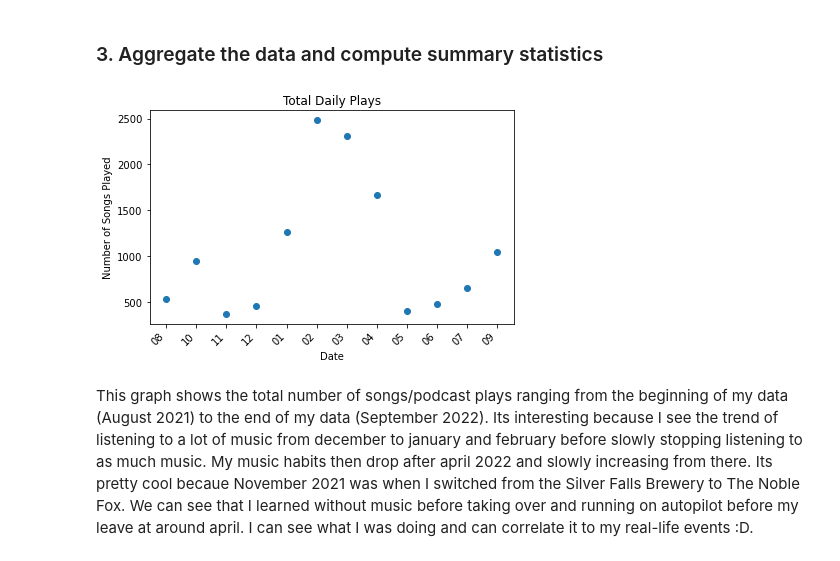
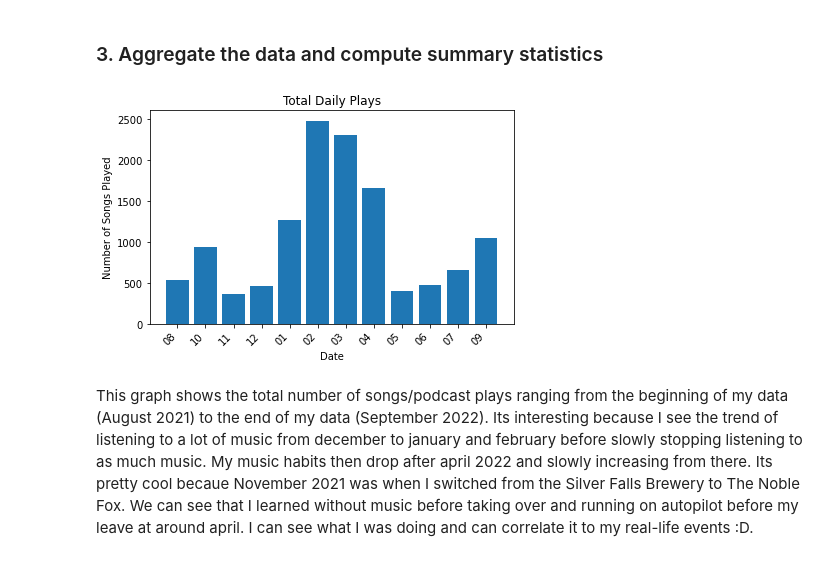
Before and after one commit to JPNealon/CS222-FinalProject, a Jupyter notebook: Project.ipynb, the cells around one changed output. Cells and saved outputs as stored; diff of their text form; code cells hidden in the pictures.

```diff
--- a/Project.ipynb
+++ b/Project.ipynb
@@ -73,14 +73,14 @@ Information Collected after cleaning:
 ### 3. Aggregate the data and compute summary statistics
 # %%
 month_df = jack_df["Month"].value_counts(sort=False)
-plt.scatter(month_df.index, month_df)
+plt.bar(month_df.index, month_df)
 plt.xticks(ha="right", rotation=45)
 plt.title("Total Daily Plays")
 plt.xlabel("Date")
 plt.ylabel("Number of Songs Played")
 plt.tight_layout()
 # %% [output]
-[figure, old version]
+[figure, new version]
 # %% [markdown]
 This graph shows the total number of songs/podcast plays ranging from the beginning of my data (August 2021) to the end of my data (September 2022). Its interesting because I see the trend of listening to a lot of music from december to january and february before slowly stopping listening to as much music. My music habits then drop after april 2022 and slowly increasing from there. Its pretty cool becaue November 2021 was when I switched from the Silver Falls Brewery to The Noble Fox. We can see that I learned without music before taking over and running on autopilot before my leave at around april. I can see what I was doing and can correlate it to my real-life events :D.
 # %%
```
Also changed, not shown: parts of 2 cells of this notebook, 1 other file.
